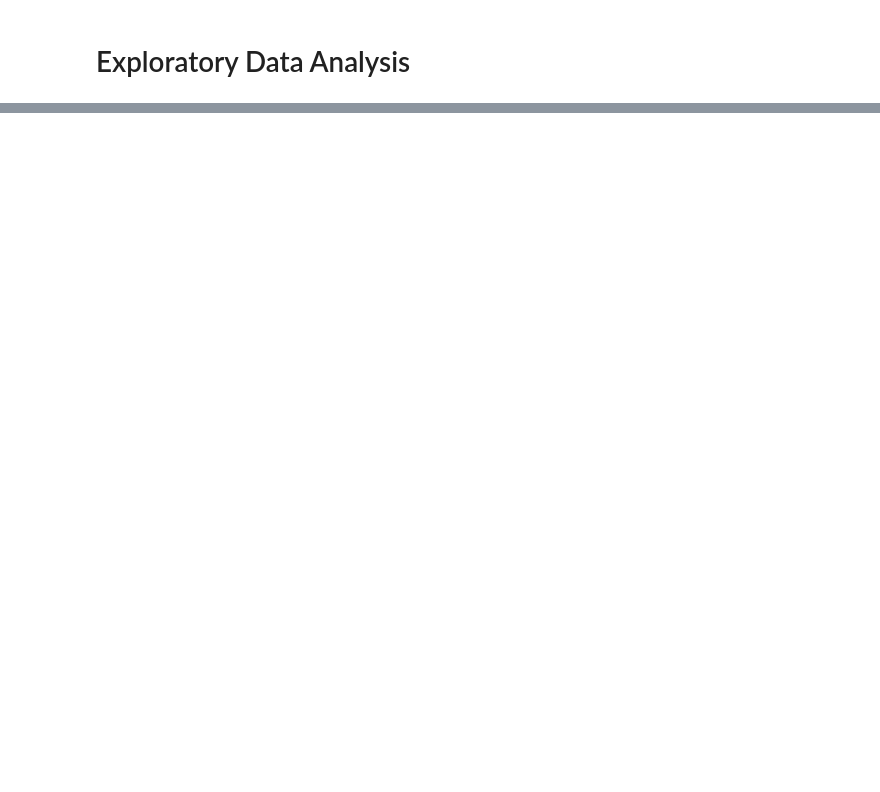
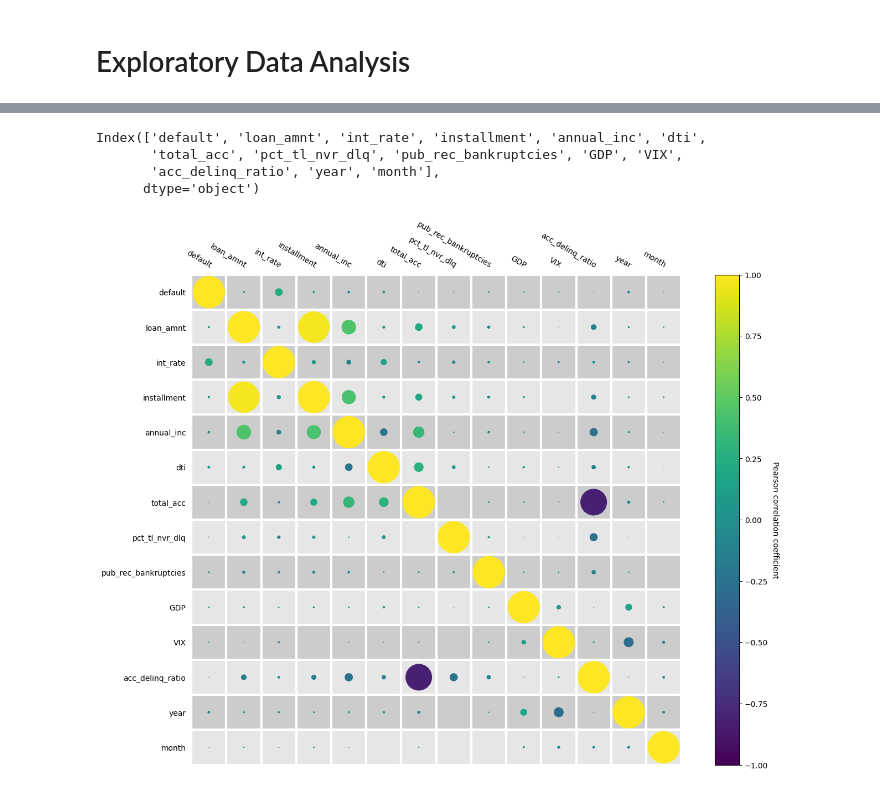
Before and after one commit to AleFax99/Automated_Portfolio_Management_for_P2P_Lending, a Jupyter notebook: PD_Prediction.ipynb, the cells around one changed output, grey strips where cells are left out. Saved outputs shown, nothing was run; the diff lists cells and outputs as text; code cells hidden in the pictures; blank space fills up the shorter version.

```diff
--- a/PD_Prediction.ipynb
+++ b/PD_Prediction.ipynb
@@ -238,0 +299,24 @@ train_set.describe().T
+# %%
+numeric_columns = train_set.select_dtypes(include=[np.number]).columns
+numeric_columns
+# %% [output]
+Index(['default', 'loan_amnt', 'int_rate', 'installment', 'annual_inc', 'dti',
+       'total_acc', 'pct_tl_nvr_dlq', 'pub_rec_bankruptcies', 'GDP', 'VIX',
+       'acc_delinq_ratio', 'year', 'month'],
+      dtype='object')
+# %%
+kwargs = {
+    'heatmap': {
+        'vmin': -1,
+        'vmax': 1,
+        'cmap': 'viridis',
+    },
+    'figure': {
+        'figsize': (14, 10),
+    },
+}
+
+plot_correlation_heatmap(train_set[numeric_columns], bubble=True, annotate=False, **kwargs)
+plt.show()
+# %% [output]
+[figure, added]
```
Also changed, not shown: parts of 33 cells of this notebook.
